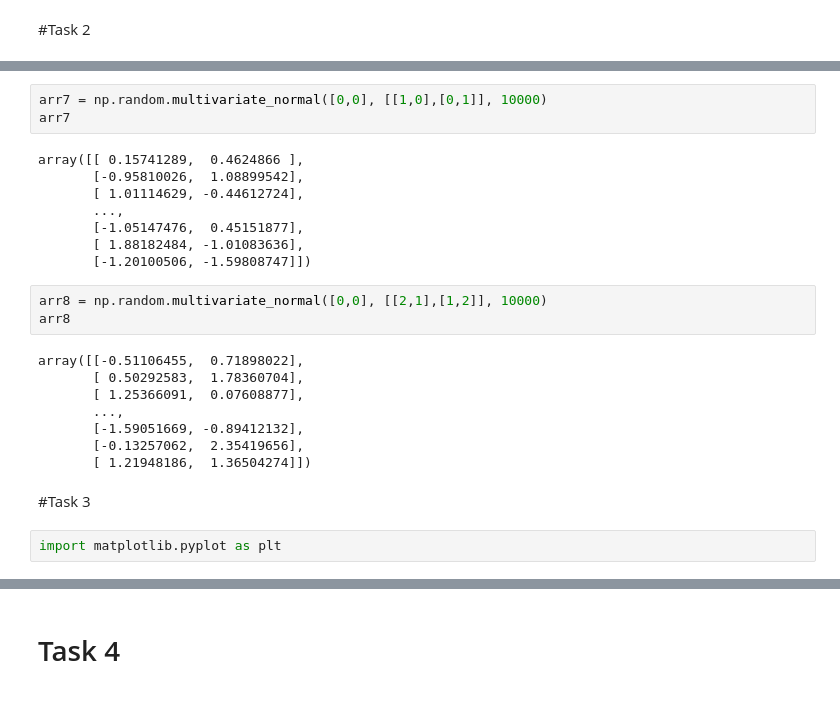
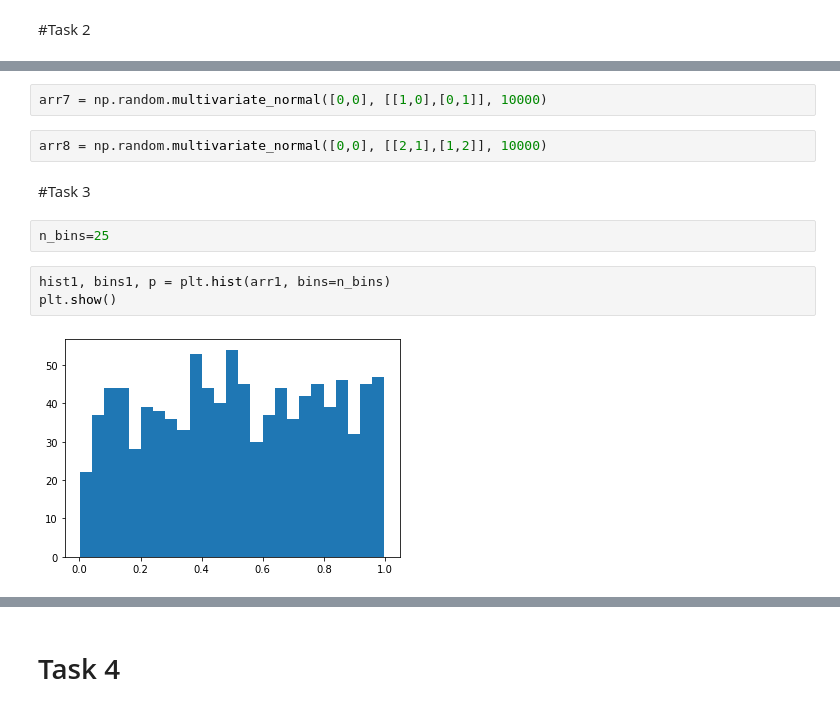
Before and after one commit to GorniQ/data_analytics, a Jupyter notebook: lab1/da_lab1.ipynb, the cells around one changed output, grey strips where cells are left out. Cells and saved outputs as stored; diff of their text form.

```diff
--- a/lab1/da_lab1.ipynb
+++ b/lab1/da_lab1.ipynb
@@ -165,26 +58,13 @@ array([0.30665697, 0.30061196, 0.25054938, 0.42356922, 0.38348988,
 # %%
 arr7 = np.random.multivariate_normal([0,0], [[1,0],[0,1]], 10000)
-arr7
-# %% [output]
-array([[ 0.15741289,  0.4624866 ],
-       [-0.95810026,  1.08899542],
-       [ 1.01114629, -0.44612724],
-       ...,
-       [-1.05147476,  0.45151877],
-       [ 1.88182484, -1.01083636],
-       [-1.20100506, -1.59808747]])
 # %%
 arr8 = np.random.multivariate_normal([0,0], [[2,1],[1,2]], 10000)
-arr8
-# %% [output]
-array([[-0.51106455,  0.71898022],
-       [ 0.50292583,  1.78360704],
-       [ 1.25366091,  0.07608877],
-       ...,
-       [-1.59051669, -0.89412132],
-       [-0.13257062,  2.35419656],
-       [ 1.21948186,  1.36504274]])
 # %% [markdown]
 #Task 3
-# %%
-import matplotlib.pyplot as plt
+# %%
+n_bins=25
+# %%
+hist1, bins1, p = plt.hist(arr1, bins=n_bins)
+plt.show()
+# %% [output]
+[figure, added]
```
Also changed, not shown: parts of 29 cells of this notebook.
